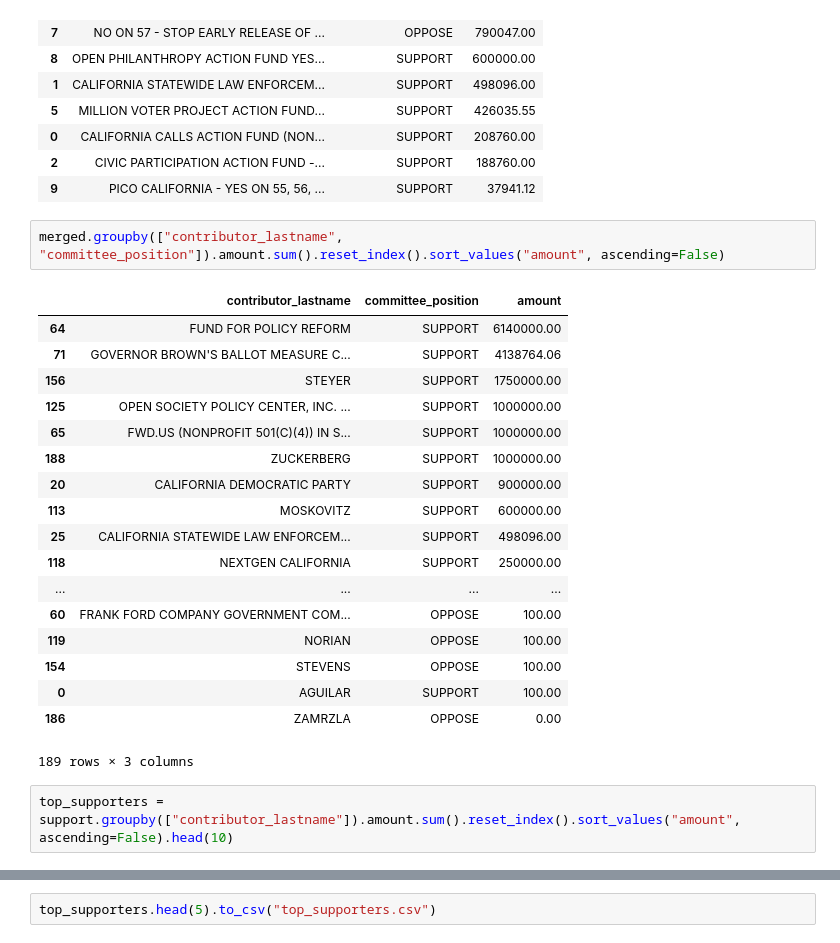
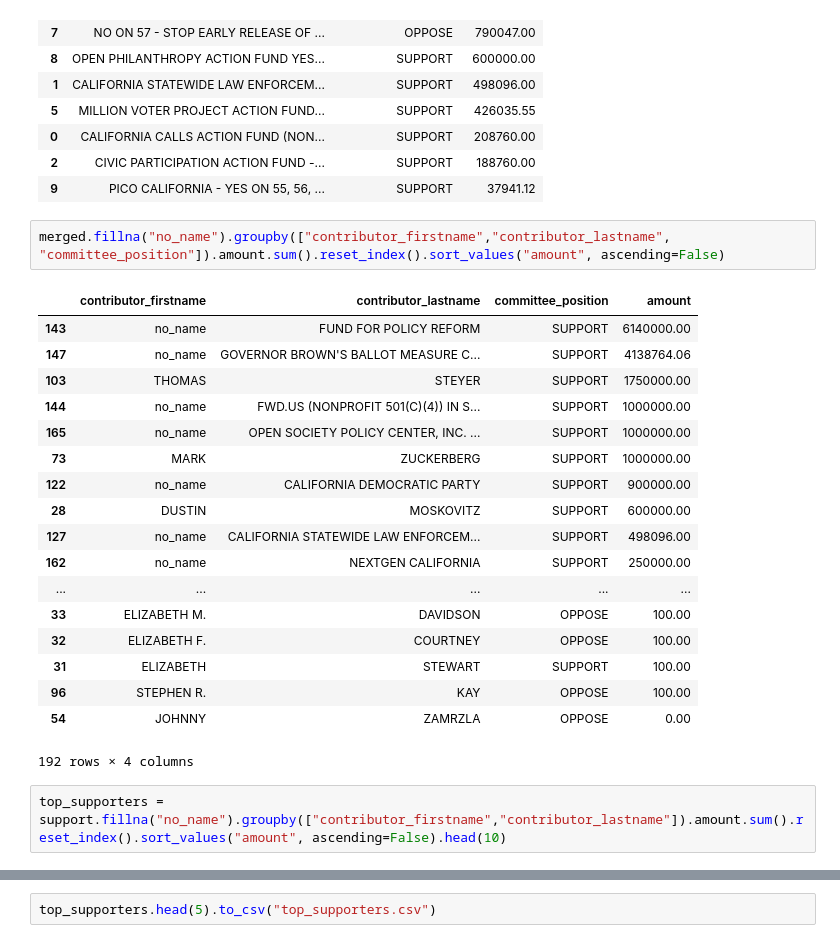
Before and after one commit to mkameoka/first-python-notebook, a Jupyter notebook: prop-57-analysis.ipynb, the cells around one changed output, grey strips where cells are left out. Drawn from its saved outputs; the diff is of its cells as text.

```diff
--- a/prop-57-analysis.ipynb
+++ b/prop-57-analysis.ipynb
@@ -321,28 +321,28 @@ merged.groupby(["committee_name_x", "committee_position"]).amount.sum().reset_in
 | 2 | CIVIC PARTICIPATION ACTION FUND -... | SUPPORT | 188760.00 |
 | 9 | PICO CALIFORNIA - YES ON 55, 56, ... | SUPPORT | 37941.12 |
 # %%
-merged.groupby(["contributor_lastname", "committee_position"]).amount.sum().reset_index().sort_values("amount", ascending=False)
+merged.fillna("no_name").groupby(["contributor_firstname","contributor_lastname", "committee_position"]).amount.sum().reset_index().sort_values("amount", ascending=False)
 # %% [output]
-|  | contributor_lastname | committee_position | amount |
-| 64 | FUND FOR POLICY REFORM | SUPPORT | 6140000.00 |
-| 71 | GOVERNOR BROWN'S BALLOT MEASURE C... | SUPPORT | 4138764.06 |
-| 156 | STEYER | SUPPORT | 1750000.00 |
-| 125 | OPEN SOCIETY POLICY CENTER, INC. ... | SUPPORT | 1000000.00 |
-| 65 | FWD.US (NONPROFIT 501(C)(4)) IN S... | SUPPORT | 1000000.00 |
-| 188 | ZUCKERBERG | SUPPORT | 1000000.00 |
-| 20 | CALIFORNIA DEMOCRATIC PARTY | SUPPORT | 900000.00 |
-| 113 | MOSKOVITZ | SUPPORT | 600000.00 |
-| 25 | CALIFORNIA STATEWIDE LAW ENFORCEM... | SUPPORT | 498096.00 |
-| 118 | NEXTGEN CALIFORNIA | SUPPORT | 250000.00 |
-| ... | ... | ... | ... |
-| 60 | FRANK FORD COMPANY GOVERNMENT COM... | OPPOSE | 100.00 |
-| 119 | NORIAN | OPPOSE | 100.00 |
-| 154 | STEVENS | OPPOSE | 100.00 |
-| 0 | AGUILAR | SUPPORT | 100.00 |
-| 186 | ZAMRZLA | OPPOSE | 0.00 |
+|  | contributor_firstname | contributor_lastname | committee_position | amount |
+| 143 | no_name | FUND FOR POLICY REFORM | SUPPORT | 6140000.00 |
+| 147 | no_name | GOVERNOR BROWN'S BALLOT MEASURE C... | SUPPORT | 4138764.06 |
+| 103 | THOMAS | STEYER | SUPPORT | 1750000.00 |
+| 144 | no_name | FWD.US (NONPROFIT 501(C)(4)) IN S... | SUPPORT | 1000000.00 |
+| 165 | no_name | OPEN SOCIETY POLICY CENTER, INC. ... | SUPPORT | 1000000.00 |
+| 73 | MARK | ZUCKERBERG | SUPPORT | 1000000.00 |
+| 122 | no_name | CALIFORNIA DEMOCRATIC PARTY | SUPPORT | 900000.00 |
+| 28 | DUSTIN | MOSKOVITZ | SUPPORT | 600000.00 |
+| 127 | no_name | CALIFORNIA STATEWIDE LAW ENFORCEM... | SUPPORT | 498096.00 |
+| 162 | no_name | NEXTGEN CALIFORNIA | SUPPORT | 250000.00 |
+| ... | ... | ... | ... | ... |
+| 33 | ELIZABETH M. | DAVIDSON | OPPOSE | 100.00 |
+| 32 | ELIZABETH F. | COURTNEY | OPPOSE | 100.00 |
+| 31 | ELIZABETH | STEWART | SUPPORT | 100.00 |
+| 96 | STEPHEN R. | KAY | OPPOSE | 100.00 |
+| 54 | JOHNNY | ZAMRZLA | OPPOSE | 0.00 |
-189 rows × 3 columns
+192 rows × 4 columns
 # %%
-top_supporters = support.groupby(["contributor_lastname"]).amount.sum().reset_index().sort_values("amount", ascending=False).head(10)
+top_supporters = support.fillna("no_name").groupby(["contributor_firstname","contributor_lastname"]).amount.sum().reset_index().sort_values("amount", ascending=False).head(10)
 # %%
 top_supporters.head(10)
 # %% [output]
```
Also changed, not shown: parts of 10 cells of this notebook.
